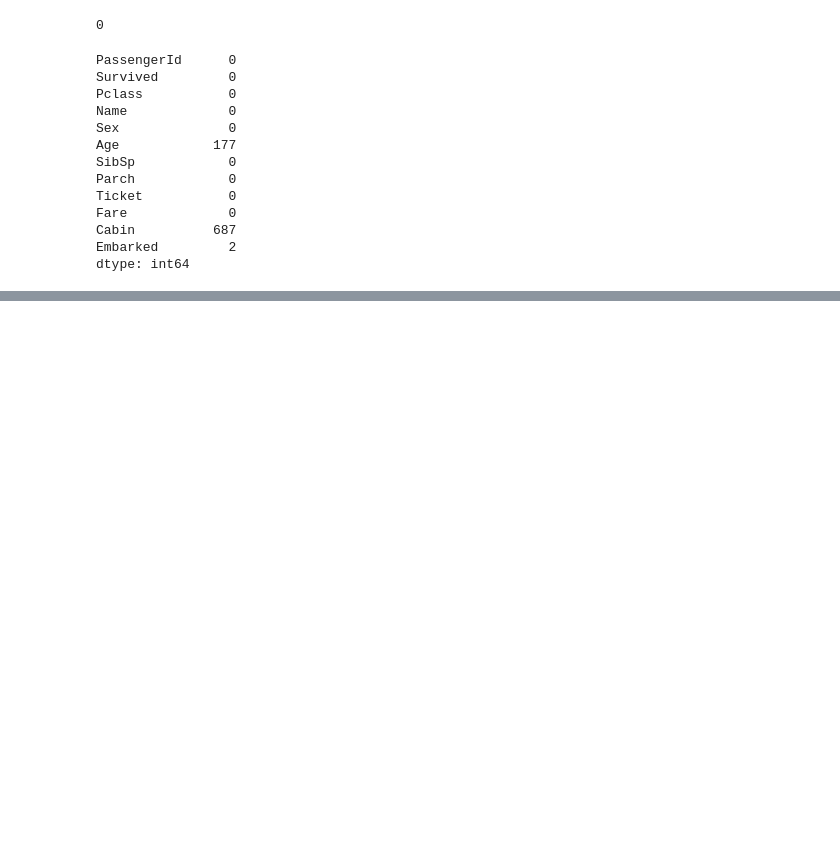
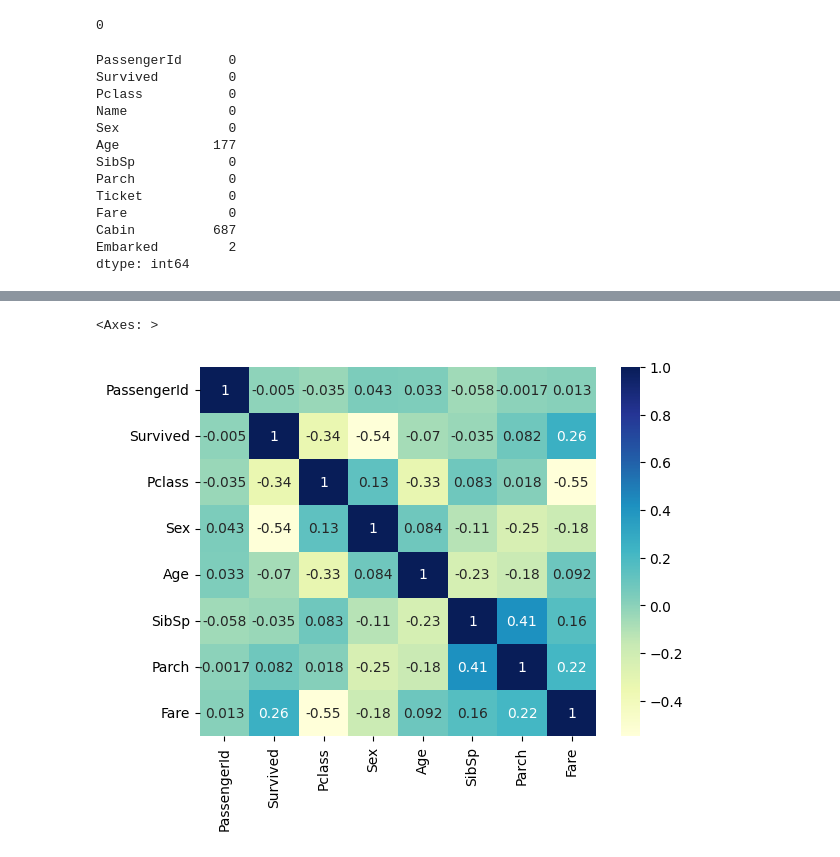
Before and after one commit to boogey004/boogey004.github.io, a Jupyter notebook: titanic.ipynb, the cells around one changed output, grey strips where cells are left out. Cells and saved outputs as stored; diff of their text form; code cells hidden in the pictures; blank space fills up the shorter version.

```diff
--- a/titanic.ipynb
+++ b/titanic.ipynb
@@ -86,0 +88,2 @@ sns.heatmap(titanic_df.corr(numeric_only=True), cmap="YlGnBu", annot=True)
+# %%
+titanic_df["Age"] = titanic_df["Age"].fillna(titanic_df["Age"].mean())
@@ -86,0 +102,5 @@ sns.heatmap(titanic_df.corr(numeric_only=True), cmap="YlGnBu", annot=True)
+# %%
+sns.heatmap(titanic_df.corr(numeric_only=True), cmap="YlGnBu", annot=True)
+# %% [output]
+<Axes: >
+[figure, added]
```
Also changed, not shown: parts of 7 cells of this notebook.
